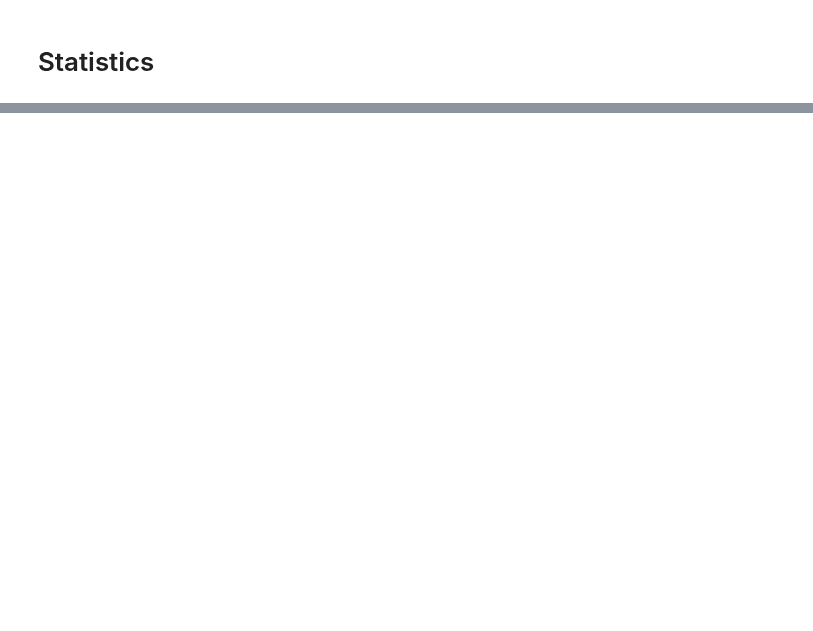
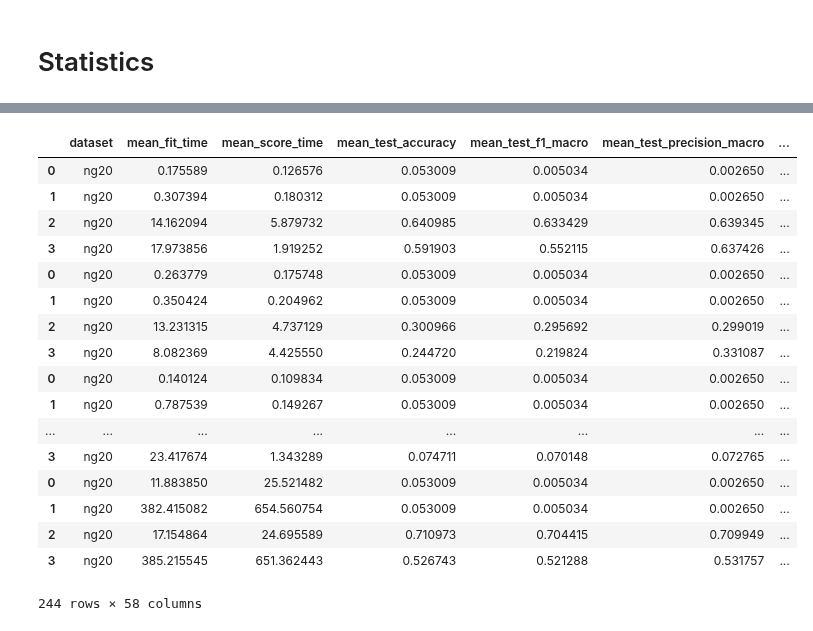
Before and after one commit to davidgengenbach/bachelor-thesis, a Jupyter notebook: code/statistics.ipynb, the cells around one changed output, grey strips where cells are left out. Saved outputs shown, nothing was run; the diff lists cells and outputs as text; code cells hidden in the pictures; blank space fills up the shorter version.

```diff
--- a/code/statistics.ipynb
+++ b/code/statistics.ipynb
@@ -56,5 +74,24 @@ for result_file in glob('data/results/*.npy'):
 # %%
-df_all_[df_all_.dataset == 'ng20'].type.value_counts()
+df_all_[df_all_.dataset == 'ng20']
+# %% [output]
+|  | dataset | mean_fit_time | mean_score_time | mean_test_accuracy | mean_test_f1_macro | mean_test_precision_macro | ... |
+| 0 | ng20 | 0.175589 | 0.126576 | 0.053009 | 0.005034 | 0.002650 | ... |
+| 1 | ng20 | 0.307394 | 0.180312 | 0.053009 | 0.005034 | 0.002650 | ... |
+| 2 | ng20 | 14.162094 | 5.879732 | 0.640985 | 0.633429 | 0.639345 | ... |
+| 3 | ng20 | 17.973856 | 1.919252 | 0.591903 | 0.552115 | 0.637426 | ... |
+| 0 | ng20 | 0.263779 | 0.175748 | 0.053009 | 0.005034 | 0.002650 | ... |
+| 1 | ng20 | 0.350424 | 0.204962 | 0.053009 | 0.005034 | 0.002650 | ... |
+| 2 | ng20 | 13.231315 | 4.737129 | 0.300966 | 0.295692 | 0.299019 | ... |
+| 3 | ng20 | 8.082369 | 4.425550 | 0.244720 | 0.219824 | 0.331087 | ... |
+| 0 | ng20 | 0.140124 | 0.109834 | 0.053009 | 0.005034 | 0.002650 | ... |
+| 1 | ng20 | 0.787539 | 0.149267 | 0.053009 | 0.005034 | 0.002650 | ... |
+| ... | ... | ... | ... | ... | ... | ... | ... |
+| 3 | ng20 | 23.417674 | 1.343289 | 0.074711 | 0.070148 | 0.072765 | ... |
+| 0 | ng20 | 11.883850 | 25.521482 | 0.053009 | 0.005034 | 0.002650 | ... |
+| 1 | ng20 | 382.415082 | 654.560754 | 0.053009 | 0.005034 | 0.002650 | ... |
+| 2 | ng20 | 17.154864 | 24.695589 | 0.710973 | 0.704415 | 0.709949 | ... |
+| 3 | ng20 | 385.215545 | 651.362443 | 0.526743 | 0.521288 | 0.531757 | ... |
+244 rows × 58 columns
 # %%
 sns.set('notebook', 'white')
 def plot_distributions(df, title = None, figsize = (8, 5)):
```
Also changed, not shown: parts of 3 cells of this notebook, 3 other files.
